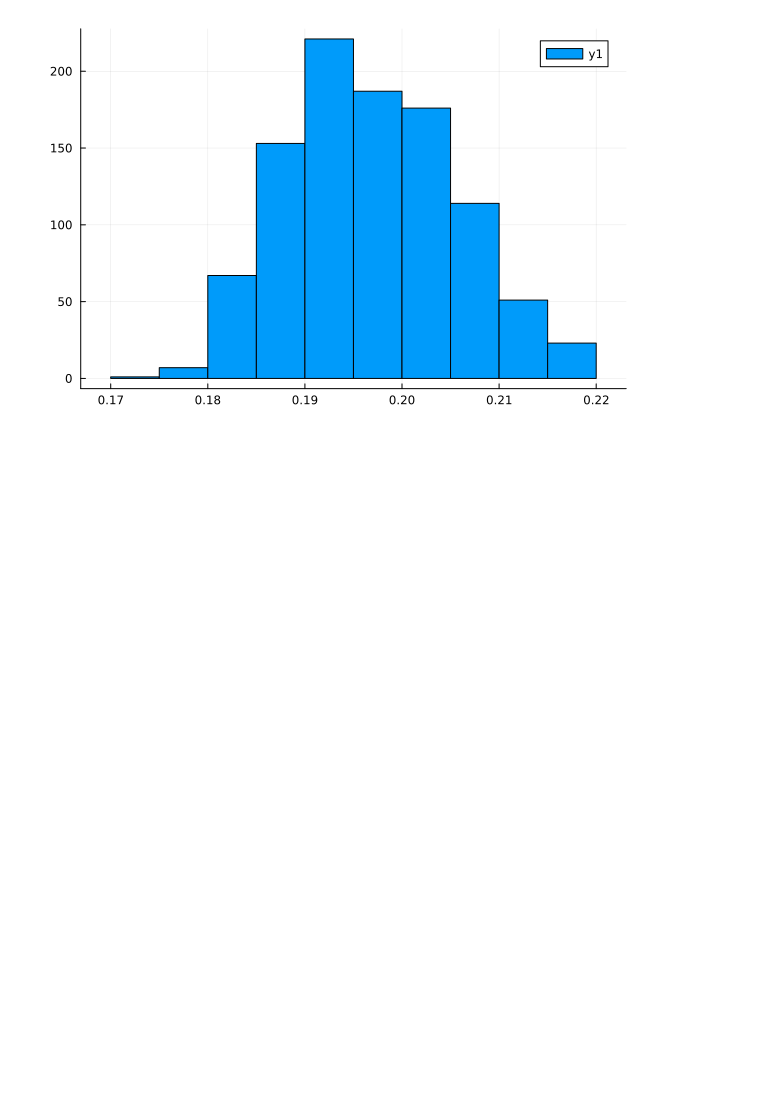
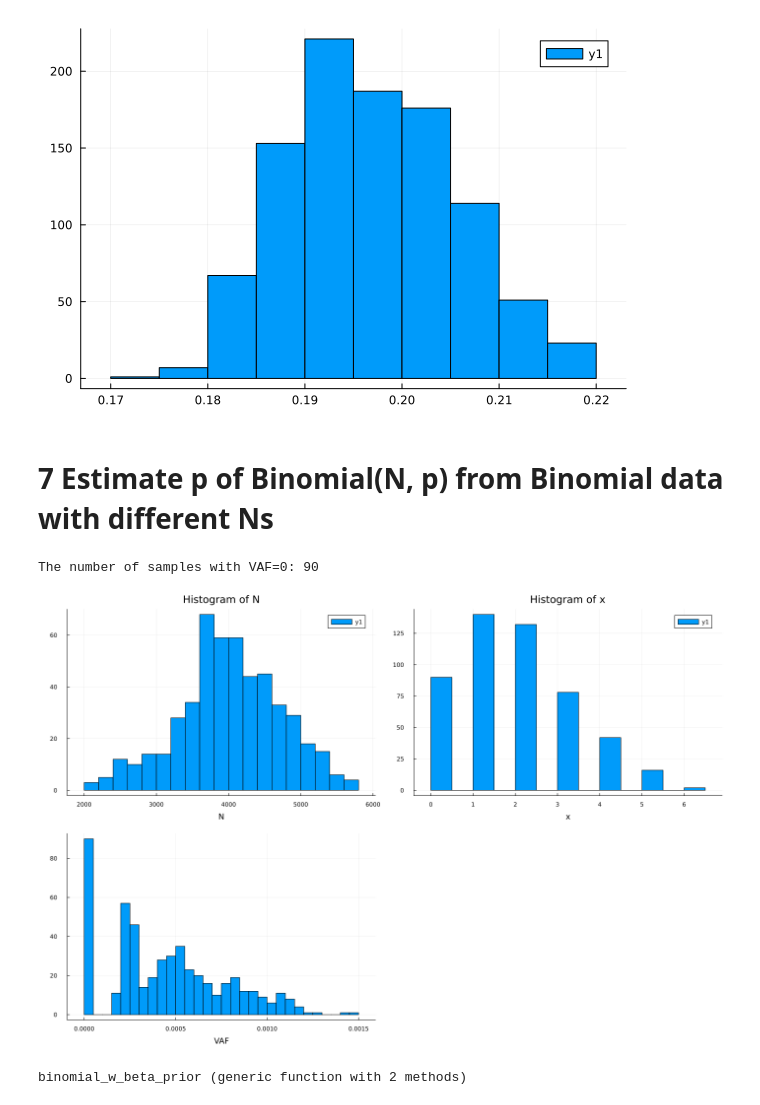
Before and after one commit to polyactis/julia-prob-programming, a Jupyter notebook: Turing-Quickstart-Beta-Bernoulli.ipynb, the cells around one changed output. Drawn from its saved outputs; the diff is of its cells as text; code cells hidden in the pictures; blank space fills up the shorter version.

```diff
--- a/Turing-Quickstart-Beta-Bernoulli.ipynb
+++ b/Turing-Quickstart-Beta-Bernoulli.ipynb
@@ -463,3 +463,52 @@ histogram(chain_with_gamma_and_beta_prior[:r])
 histogram(chain_with_gamma_and_beta_prior[:p])
 # %% [output]
 [figure]
+# %% [markdown]
+# 7 Estimate p of Binomial(N, p) from Binomial data with different Ns
+# %%
+# Generate synthetic data with known parameters
+Random.seed!(10)
+
+# Define the parameters for the normal distribution
+center = 4000
+std_dev = 700
+
+# Create a normal distribution centered around 4000
+cov_dist = Normal(center, std_dev)
+
+# Sample a single integer from the distribution
+no_of_samples = 500
+N_v = round.(rand(cov_dist, no_of_samples))
+
+p = 0.0005
+x_v = zeros(Int, length(N_v))
+for (i, N) in enumerate(N_v)
+    x_v[i] = rand(Binomial(N, p) )
+end
+vaf_v = x_v./N_v
+println("The number of samples with VAF=0: ", sum(vaf_v.==0) )
+# %% [output]
+The number of samples with VAF=0: 90
+# %%
+h1 = histogram(N_v, title="Histogram of N", xaxis="N")
+h2 = histogram(x_v, title="Histogram of x", xaxis="x")
+h_of_vaf_v = histogram(vaf_v, xaxis="VAF", bins=30, legend=false)
+
+plot(h1, h2, h_of_vaf_v, layout=(2,2), left_margin=5*Plots.mm, bottom_margin=5*Plots.mm, size=(1400,930) )
+# %% [output]
+[figure, added]
+# %%
+# Define the model
+@model binomial_w_beta_prior(N, x) = begin
+    # Prior distribution for the success probability
+    p ~ Beta(1, 5)
+    # Prior distribution for the dispersion parameter, for the NB distribution
+    # r ~ Gamma(1, 1)
+    #y_dist = NegativeBinomial(r, p)
+    # Likelihood
+    for i in eachindex(N)
+        x[i] ~ Binomial(N[i], p)
+    end
+end
+# %% [output]
+binomial_w_beta_prior (generic function with 2 methods)
```
Also changed, not shown: parts of 8 cells of this notebook.
